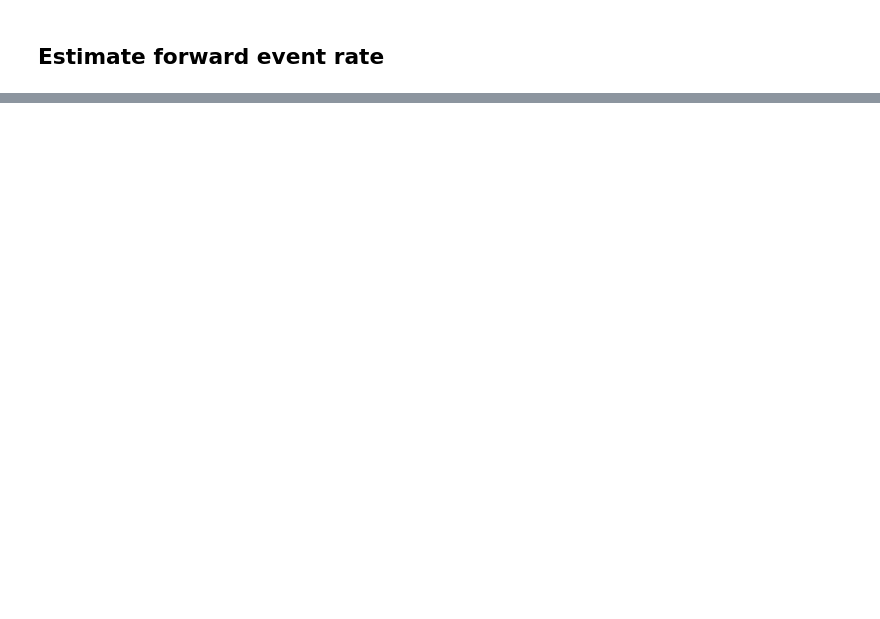
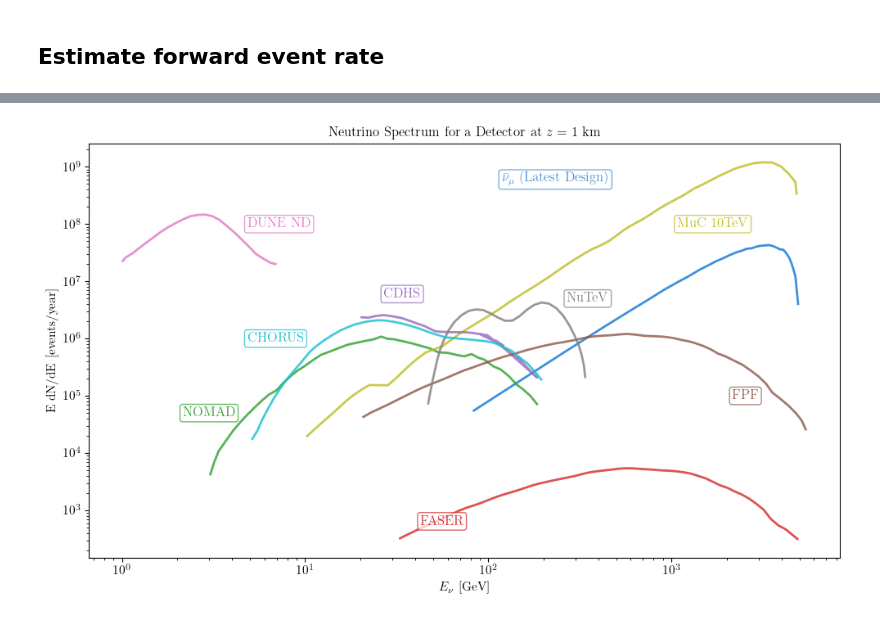
Before and after one commit to jchoi55/MINT, a Jupyter notebook: main_collider_ring_studies.ipynb, the cells around one changed output, grey strips where cells are left out. Cells and saved outputs as stored; diff of their text form; code cells hidden in the pictures; blank space fills up the shorter version.

```diff
--- a/main_collider_ring_studies.ipynb
+++ b/main_collider_ring_studies.ipynb
@@ -401,0 +503,90 @@ Estimated total forward event rate (nue):  2.571e+09 events/year
+# %%
+# fig, ax = pt.std_fig()
+
+fig, ax = plt.subplots(figsize=(10, 6))
+line_handles = []
+
+line, = ax.plot(energy_centers, event_results3["numubar"]["dN_dE_per_year"]*energy_centers, lw=2, label=label["numubar"]+" (Latest Design)")
+line_handles.append(line)
+ax.set_xscale("log")
+ax.set_yscale("log")
+
+# Plot the sum of numubar and numu for the latest design
+# sum_event = event_results["numubar"]["dN_dE_per_year"] * energy_centers + event_results["numu"]["dN_dE_per_year"] * energy_centers
+# sum_line, = ax.plot(energy_centers, sum_event, lw=2, label=r"$\bar\nu_\mu + \nu_\mu$ (Latest Design)", color="black")
+# ax.set_xscale("log")
+# ax.set_yscale("log")
+
+plt.gca().set_prop_cycle(None)
+
+# Plot neutrino experiment data as lines
+experiment_colors = ["tab:green", "tab:olive", "tab:purple", "tab:brown", "tab:gray", "tab:pink", "tab:cyan", "tab:red"]
+exp_line_handles = []
+for i, (exp_name, arr) in enumerate(nu_spectrum_arrays.items()):
+    arr = np.array(arr)
+    if arr.shape[1] == 2:
+        exp_line, = ax.plot(arr[:,0], arr[:,1], linestyle='-', label=exp_name, lw=2, color=experiment_colors[i % len(experiment_colors)], alpha=0.8)
+        exp_line_handles.append((exp_line, exp_name))
+
+ax.set_xlabel(r"$E_\nu$ [GeV]")
+ax.set_ylabel(r"E dN/dE [events/year]")
+# ax.set_xlim(0, 5)
+# ax.set_ylim(0, None)
+# Remove the default legend
+# ax.legend(frameon=False, fontsize=12)
+ax.set_title(r"Neutrino Spectrum for a Detector at $z = 1$ km")
+fig.tight_layout()
+
+# Annotate each line with its label and color
+# Now allow manual adjustment of label positions
+# Provide a dictionary for manual label positions: {label: (x, y)}
+manual_label_positions = {
+    # Example: 'label_text': (x_value, y_value)
+    # You can fill these in manually for each line
+    r"$\bar\nu_\mu$ (Latest Design)": (110, 6e8),
+    r"$\nu_e$ (Latest Design)": (70, 1e8),
+    r"MuC 10TeV": (1000, 1e8),
+    r"CHORUS": (4.5, 1e6),
+    r"DUNE ND": (4.5, 1e8),
+    r"NuTeV": (250, 5e6),
+    r"FPF": (2000, 1e5),
+    r"NOMAD": (2,5e4),
+    r"CDHS": (25,6e6),
+    r"$\nu_\mu$ (Latest Design)": (300, 2e9),
+    "Latest Design": (270, 2e9)
+}
+
+def annotate_line(ax, line, label, xdata, ydata):
+    if label in manual_label_positions:
+        x_pos, y_pos = manual_label_positions[label]
+    else:
+        # Default: 70% along the line
+        x_pos = xdata[int(0.05 * len(xdata))]
+        y_pos = ydata[int(0.1 * len(ydata))]
+    ax.annotate(label,
+                xy=(x_pos, y_pos),
+                xytext=(5, 0),
+                textcoords='offset points',
+                color=line.get_color(),
+                fontsize=12,
+                va='center',
+                ha='left',
+                fontweight='bold',
+                bbox=dict(boxstyle='round,pad=0.2', fc='white', ec=line.get_color(), lw=1, alpha=0.7))
+
+# Annotate main design lines
+annotate_line(ax, line_handles[0], label["numubar"]+" (Latest Design)", energy_centers, event_results["numubar"]["dN_dE_per_year"]*energy_centers)
+
+# annotate_line(ax, sum_line, "Latest Design", energy_centers, sum_event)
+
+# Annotate experiment lines
+for exp_line, exp_name in exp_line_handles:
+    xdata = exp_line.get_xdata()
+    ydata = exp_line.get_ydata()
+    # Only annotate if there is data
+    if len(xdata) > 0 and len(ydata) > 0:
+        annotate_line(ax, exp_line, exp_name, xdata, ydata)
+
+fig.savefig("plots/numubar_spectrum.pdf", dpi=300, bbox_inches="tight")
+# %% [output]
+[figure, added]
```
Also changed, not shown: parts of 14 cells of this notebook, 21 other files.
